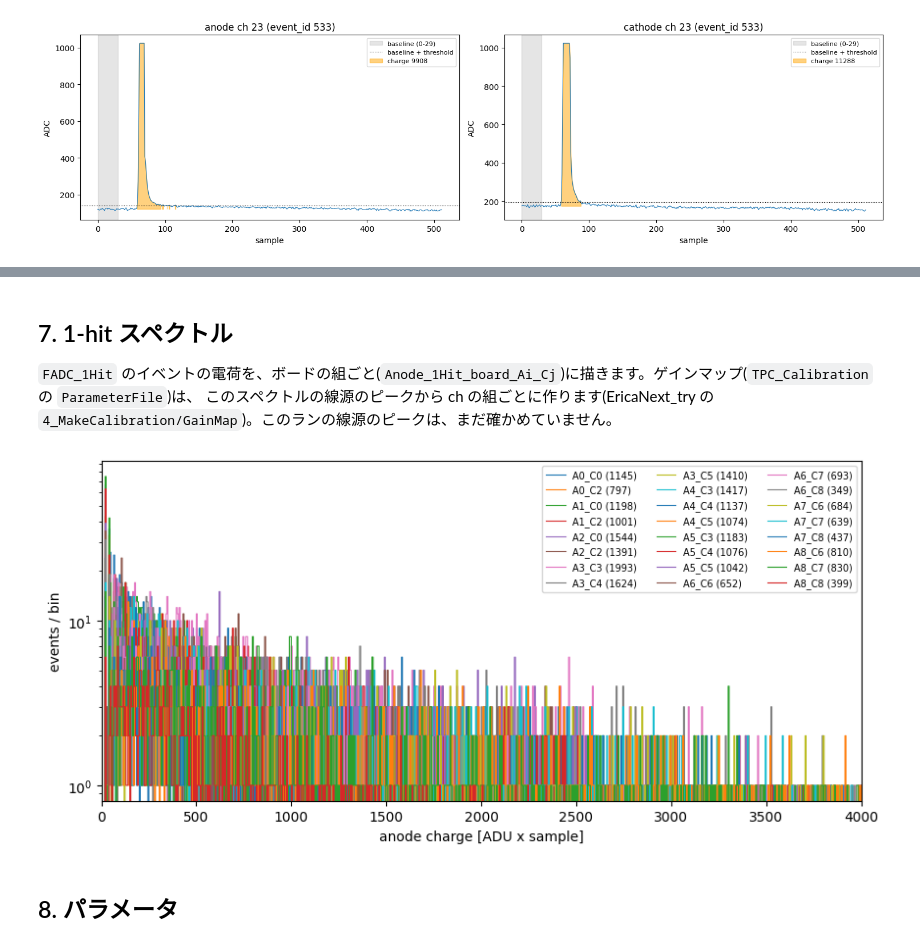
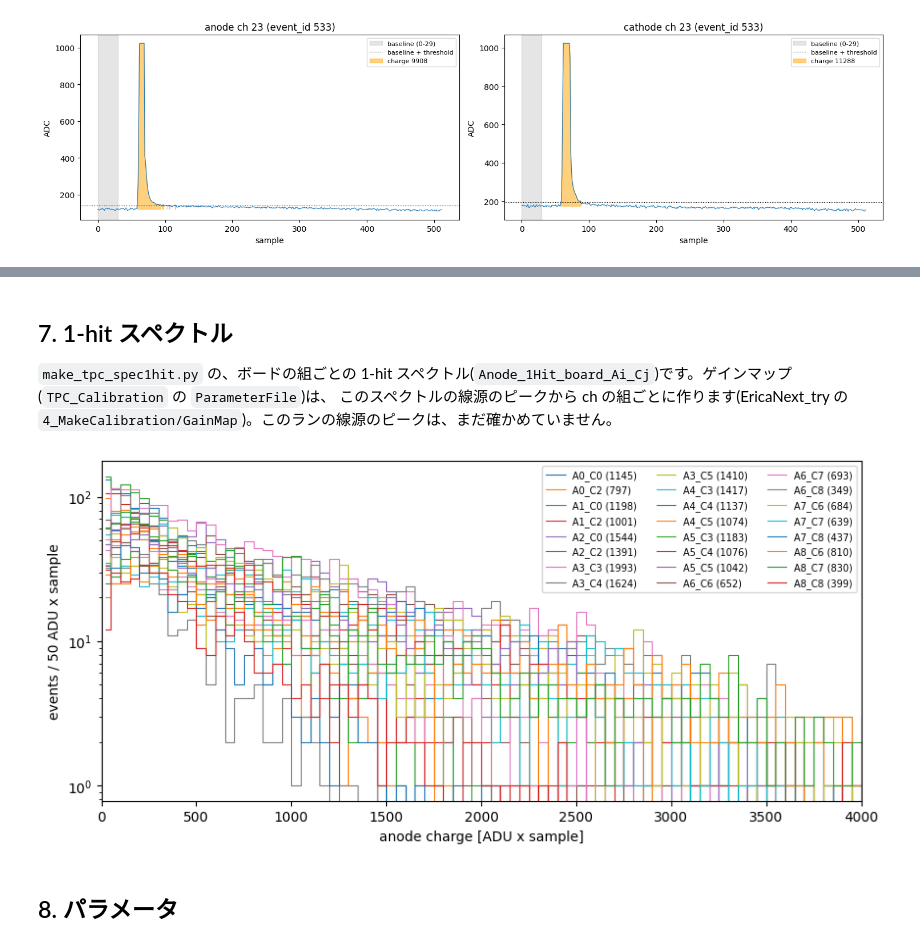
Before and after one commit to SMILE-tool-box/EricaNext, a Jupyter notebook: tutorials/1_DataIO/modules/7_CalcFADC/CalcFADC.ipynb, the cells around one changed output, grey strips where cells are left out. Saved outputs shown, nothing was run; the diff lists cells and outputs as text; code cells hidden in the pictures.

```diff
--- a/tutorials/1_DataIO/modules/7_CalcFADC/CalcFADC.ipynb
+++ b/tutorials/1_DataIO/modules/7_CalcFADC/CalcFADC.ipynb
@@ -215,7 +238,12 @@ print({k: v for k, v in ev.items() if k.startswith("FADC")}, "of", ev["Anode_Dat
 # %%
+OUT_RAW50 = CACHE / "tpc_20260623_raw_n50000.root"
+run_chain("smile3_raw", OUT_RAW50, "-n", "50000", "--compression", "505")
+SPEC = CACHE / "tpc_20260623_spec1hit.root"
+spec1hit(OUT_RAW50, SPEC)
+FS = ROOT.TFile(str(SPEC))
 fig, axs = plt.subplots(2, 2, figsize=(15, 7))
-for ax, name in zip(axs.flat, ["BaselineAnode", "BaselineCathode", "ChargeAnode", "ChargeCathode"]):
-    a, ex, ey = th2(F.Get(f"CalcFADC/{name}"))
+for ax, name in zip(axs.flat, ["Baseline_Anode", "Baseline_Cathode", "Charge_Anode", "Charge_Cathode"]):
+    a, ex, ey = th2(FS.Get(name))
     if name.startswith("Charge"):
         a, ex = a[:500], ex[:501]
     m = ax.pcolormesh(ex, ey, a.T, norm=LogNorm(vmin=1), shading="flat")
@@ -227,19 +260,20 @@ fig.tight_layout(); plt.show()
 # %% [markdown]
 ## 7. 1-hit スペクトル
 
-`FADC_1Hit` のイベントの電荷を、ボードの組ごと(`Anode_1Hit_board_Ai_Cj`)に描きます。ゲインマップ(`TPC_Calibration` の `ParameterFile`)は、
+`make_tpc_spec1hit.py` の、ボードの組ごとの 1-hit スペクトル(`Anode_1Hit_board_Ai_Cj`)です。ゲインマップ(`TPC_Calibration` の `ParameterFile`)は、
 このスペクトルの線源のピークから ch の組ごとに作ります(EricaNext_try の `4_MakeCalibration/GainMap`)。このランの線源のピークは、まだ確かめていません。
 # %%
 fig, ax = plt.subplots(figsize=(10, 4.5))
-for k in F.Get("CalcFADC").GetListOfKeys():
+for k in FS.GetListOfKeys():
     if k.GetName().startswith("Anode_1Hit_board_"):
         y, x = th1(k.ReadObj())
+        y, x = y.reshape(-1, 10).sum(1), x.reshape(-1, 10).mean(1)   # 10 ビンずつまとめる(50 ADU × サンプル)
         if y.sum() > 200:
             ax.step(x, y, where="mid", lw=0.8, label=k.GetName()[17:] + f" ({int(y.sum())})")
-ax.set_xlim(0, 4000); ax.set_yscale("log"); ax.set_xlabel("anode charge [ADU x sample]"); ax.set_ylabel("events / bin")
+ax.set_xlim(0, 4000); ax.set_yscale("log"); ax.set_xlabel("anode charge [ADU x sample]"); ax.set_ylabel("events / 50 ADU x sample")
 ax.legend(ncol=3, fontsize=7); plt.show()
 # %% [output]
-[figure, old version]
+[figure, new version]
 # %% [markdown]
 ## 8. パラメータ
 # %%
```
Also changed, not shown: parts of 11 cells of this notebook, 22 other files.
